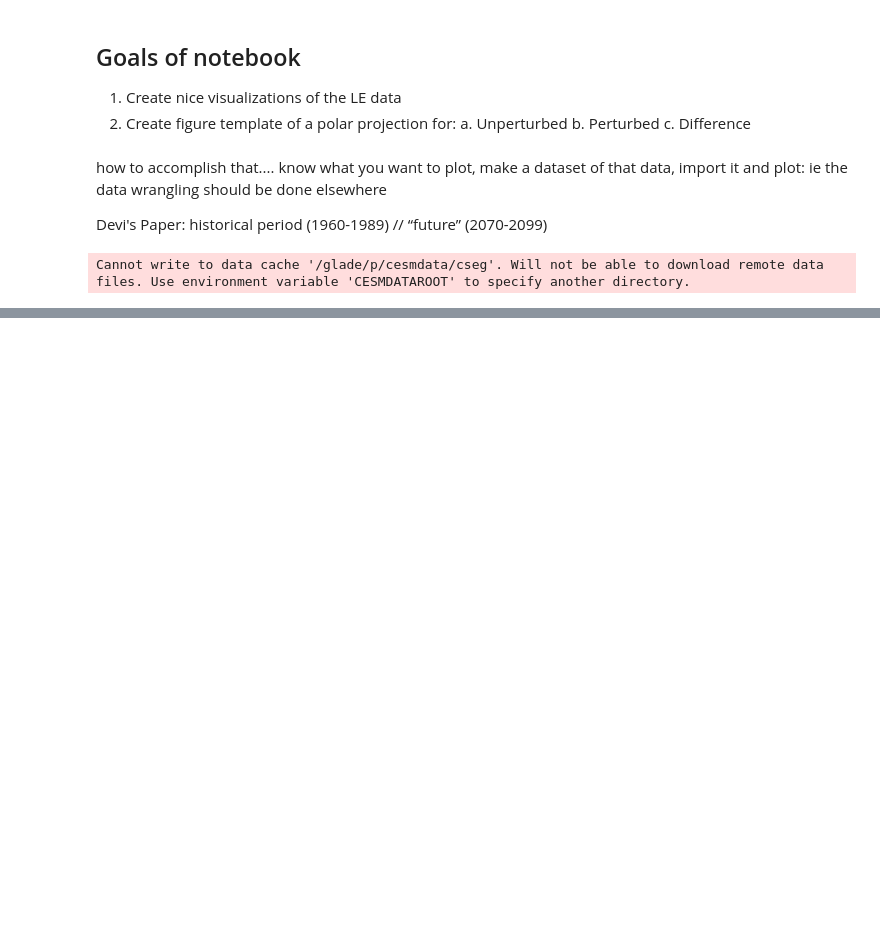
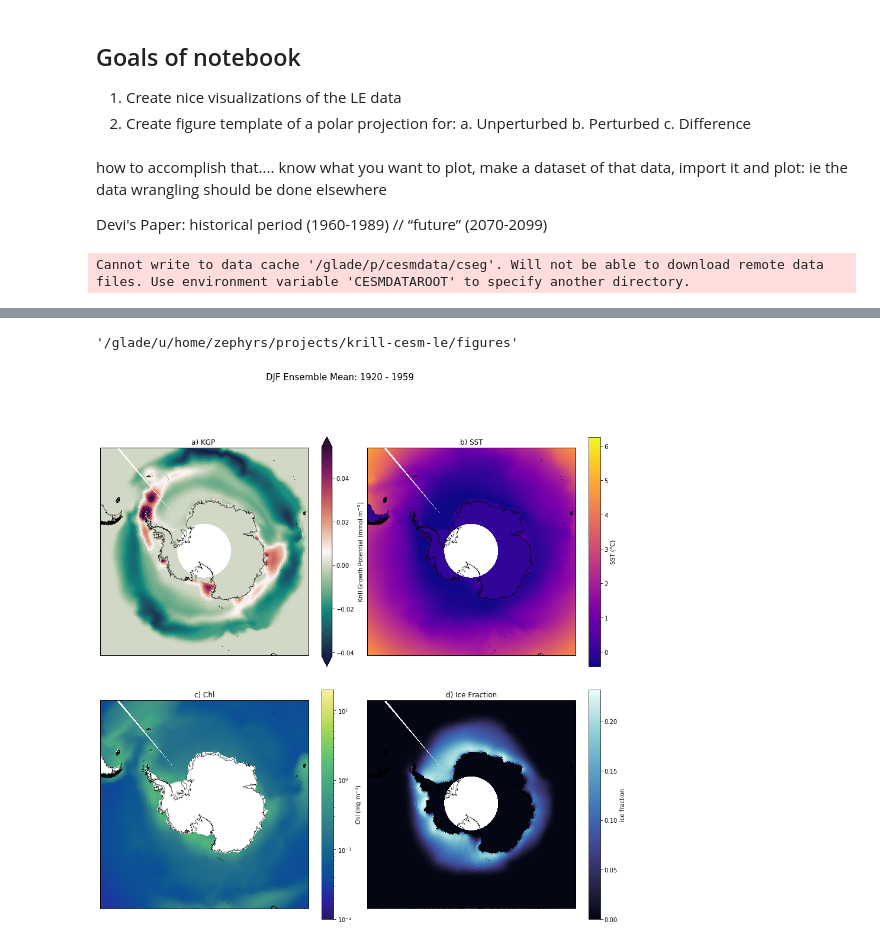
Before and after one commit to Zephyr-Sylvester/krill-cesm-le, a Jupyter notebook: notebooks/Figure-Template.ipynb, the cells around one changed output, grey strips where cells are left out. Saved outputs shown, nothing was run; the diff lists cells and outputs as text; code cells hidden in the pictures; blank space fills up the shorter version.

```diff
--- a/notebooks/Figure-Template.ipynb
+++ b/notebooks/Figure-Template.ipynb
@@ -41,0 +110,80 @@ Cannot write to data cache '/glade/p/cesmdata/cseg'. Will not be able to downloa
+# %%
+#for saving figures:
+pwd = os.getcwd()
+pwd
+os.chdir('/glade/u/home/zephyrs/projects/krill-cesm-le/figures')
+pwd
+# %% [output]
+'/glade/u/home/zephyrs/projects/krill-cesm-le/figures'
+# %%
+## Create Datafields to plot
+kgp_mean = ds_djf_epoch['KGP'].mean('member_id')
+sst_mean = ds_djf_epoch['SST'].mean('member_id')
+chl_mean = ds_djf_epoch['Chl_surf'].mean('member_id')
+ice_mean = ds_djf_epoch['IFRAC'].mean('member_id')
+
+kgp_early = kgp_mean.sel(length='40').sel(epoch='1920-1950')
+kgp_late = kgp_mean.sel(length='40').sel(epoch='2070-2100')
+sst_early = sst_mean.sel(epoch='1920-1950')
+sst_late = sst_mean.sel(epoch='2070-2100')
+chl_early = chl_mean.sel(epoch='1920-1950')
+chl_late = chl_mean.sel(epoch='2070-2100')
+ice_early = ice_mean.sel(epoch='1920-1950')
+ice_late = ice_mean.sel(epoch='2070-2100')
+# %%
+# Lat Lon Checks
+lon = ds_djf_epoch.TLONG.values
+lat = ds_djf_epoch.TLAT.values
+# %%
+import matplotlib.colors as colors
+
+fig = plt.figure(figsize=(15,15))
+fig.suptitle('DJF Ensemble Mean: 1920 - 1959', fontsize=15)
+
+#---------- KGP
+ax = fig.add_subplot(2,2,1, projection=ccrs.SouthPolarStereo())
+ax.set_extent([-180, 180, -90, -50], ccrs.PlateCarree())
+ax.coastlines('10m',linewidth=0.5)
+ax.set_title('a) KGP ')
+
+pc=ax.pcolormesh(lon, lat, kgp_early, cmap='cmo.curl', transform=ccrs.PlateCarree())
+cbar1 = fig.colorbar(pc, ax=ax,extend='both',label='Krill Growth Potential (mmol m$^{-3}$)')
+
+
+#----------SST
+ax = fig.add_subplot(2,2,2, projection=ccrs.SouthPolarStereo())
+ax.set_title('b) SST')
+ax.set_extent([-180, 180, -90, -50], ccrs.PlateCarree())
+ax.coastlines('10m',linewidth=0.5)
+
+pc=ax.pcolormesh(lon, lat, sst_early, cmap='plasma', transform=ccrs.PlateCarree())
+cbar2 = fig.colorbar(pc, ax=ax,label='SST (°C)')
+
+#----------Chl
+ax = fig.add_subplot(2,2,3, projection=ccrs.SouthPolarStereo())
+ax.set_title('c) Chl')
+ax.set_extent([-180, 180, -90, -50], ccrs.PlateCarree())
+ax.coastlines('10m',linewidth=0.5)
+
+norm = colors.LogNorm(vmin=0.01, vmax=20.)
+
+pc=ax.pcolormesh(lon, lat, chl_early, cmap=cmocean.cm.haline,
+                 norm=norm,
+                 transform=ccrs.PlateCarree())
+cbar3 = fig.colorbar(pc, ax=ax,label='Chl (mg m$^{-3}$)')
+
+#----------IFRAC
+ax = fig.add_subplot(2,2,4, projection=ccrs.SouthPolarStereo())
+ax.set_title('d) Ice Fraction')
+ax.set_extent([-180, 180, -90, -50], ccrs.PlateCarree())
+
+ax.coastlines('10m',linewidth=0.5)
+
+pc=ax.pcolormesh(lon, lat, ice_early, cmap=cmocean.cm.ice, transform=ccrs.PlateCarree())
+cbar4 = fig.colorbar(pc, ax=ax,label='ice fraction')
+
+fig.subplots_adjust(right=0.95,wspace=0.025, hspace=0.1)
+
+#fig.savefig('1920-1959', bbox_inches='tight') #,format='pdf');
+# %% [output]
+[figure, added]
```
Also changed, not shown: parts of 18 cells of this notebook.
